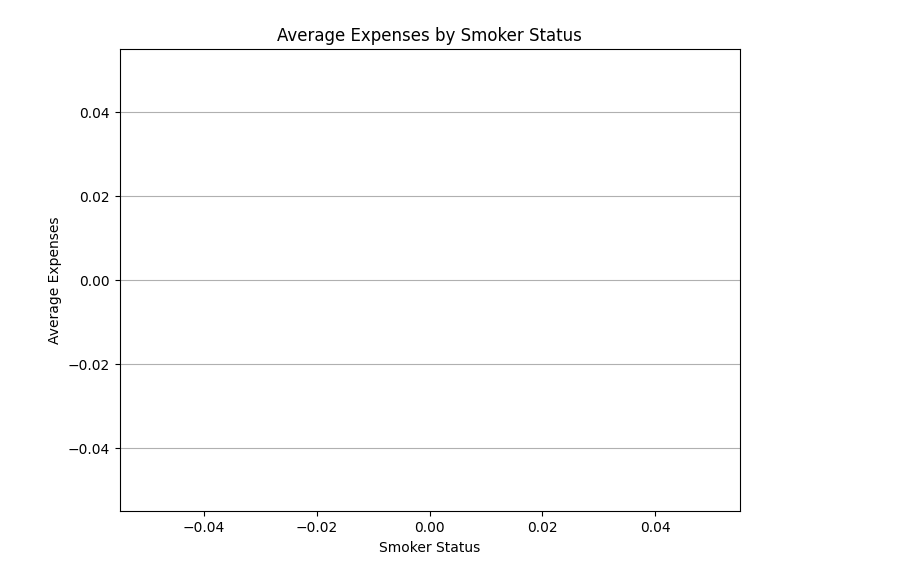
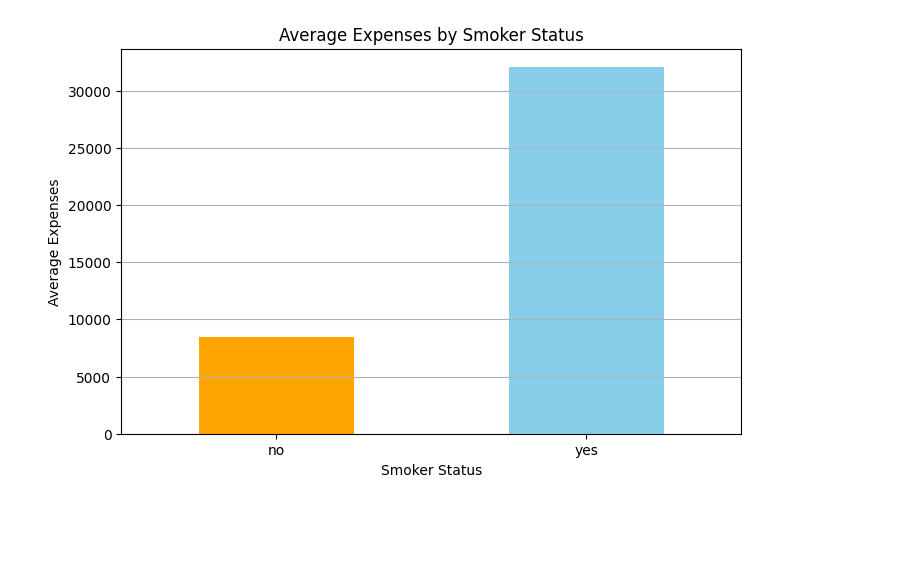
Before and after one commit to agsafronenko/Machine-Learning-Linear-Regression-Health-Costs-Calculator, a Jupyter notebook: FCC_predict_health_costs_with_regression.ipynb, the cells around one changed output. Saved outputs shown, nothing was run; the diff lists cells and outputs as text; code cells hidden in the pictures; blank space fills up the shorter version.

```diff
--- a/FCC_predict_health_costs_with_regression.ipynb
+++ b/FCC_predict_health_costs_with_regression.ipynb
@@ -43,3 +46,5 @@ insurance.csv.4     100%[===================>]  49.09K  --.-KB/s    in 0.004s
 | 1335 | 18 | female | 36.9 | 0 | no | southeast | 1629.83 |
 | 1336 | 21 | female | 25.8 | 0 | no | southwest | 2007.95 |
 | 1337 | 61 | female | 29.1 | 0 | yes | northwest | 29141.36 |
+# %%
+data_for_visual_analysis = dataset.copy()
@@ -46,13 +53,15 @@ insurance.csv.4     100%[===================>]  49.09K  --.-KB/s    in 0.004s
 # %%
 # Age groups
+
 bins = [0, 20, 30, 40, 50, 60, 70, 80]
-labels = ['0-20', '21-30', '31-40', '41-50', '51-60', '61-70', '71-80']
-dataset['age_group'] = pd.cut(dataset['age'], bins=bins, labels=labels, right=False)
+labels = ['0-20', '21-30', '31-40', '41-50', '51-60', '61-70', '71-100']
+data_for_visual_analysis['age_group'] = pd.cut(data_for_visual_analysis['age'], bins=bins, labels=labels)
+
 
 # Bar plot of Average Expenses by Age Group
-average_expenses_age_group = dataset.groupby('age_group')['expenses'].mean().reset_index()
 
-plt.figure(figsize=(10, 6))
+average_expenses_age_group = data_for_visual_analysis.groupby('age_group')['expenses'].mean().reset_index()
+plt.figure(figsize=(8, 5))
 plt.bar(average_expenses_age_group['age_group'], average_expenses_age_group['expenses'], color='orange')
 plt.title('Average Expenses by Age Group')
 plt.xlabel('Age Group')
@@ -77,0 +87,18 @@ plt.show()
+# %%
+# BMI groups
+
+bins = [0, 20, 25, 30, 35, 100]
+labels = ['<20', '21-25', '26-30', '31-35', '>35']
+data_for_visual_analysis['bmi_group'] = pd.cut(data_for_visual_analysis['bmi'], bins=bins, labels=labels, right=False)
+
+
+# Bar plot of Average Expenses by BMI Group
+
+average_expenses_bmi_group = data_for_visual_analysis.groupby('bmi_group')['expenses'].mean().reset_index()
+plt.figure(figsize=(8, 5))
+plt.bar(average_expenses_bmi_group['bmi_group'], average_expenses_bmi_group['expenses'], color='orange')
+plt.title('Average Expenses by BMI Group')
+plt.xlabel('BMI Group')
+plt.ylabel('Average Expenses')
+plt.grid(axis='y')
+plt.show()
@@ -78,14 +107,14 @@ plt.show()
 # %%
 # Bar plot of Average Expenses by Smoker Status
-average_expenses_smoker = dataset.groupby('smoker')['expenses'].mean().reset_index()
-average_expenses_smoker['smoker'] = average_expenses_smoker['smoker'].map({0: 'No', 1: 'Yes'})  # Mapping for clarity
 
-plt.figure(figsize=(8, 6))
-plt.bar(average_expenses_smoker['smoker'], average_expenses_smoker['expenses'], color='salmon')
+expenses_by_smoker = data_for_visual_analysis.groupby('smoker')['expenses'].mean()
+plt.figure(figsize=(8, 5))
+expenses_by_smoker.plot(kind='bar', color=['orange', 'skyblue'])
 plt.title('Average Expenses by Smoker Status')
 plt.xlabel('Smoker Status')
 plt.ylabel('Average Expenses')
+plt.xticks(rotation=0)
 plt.grid(axis='y')
 plt.show()
 # %% [output]
-[figure, old version]
+[figure, new version]
```
Also changed, not shown: parts of 16 cells of this notebook.
